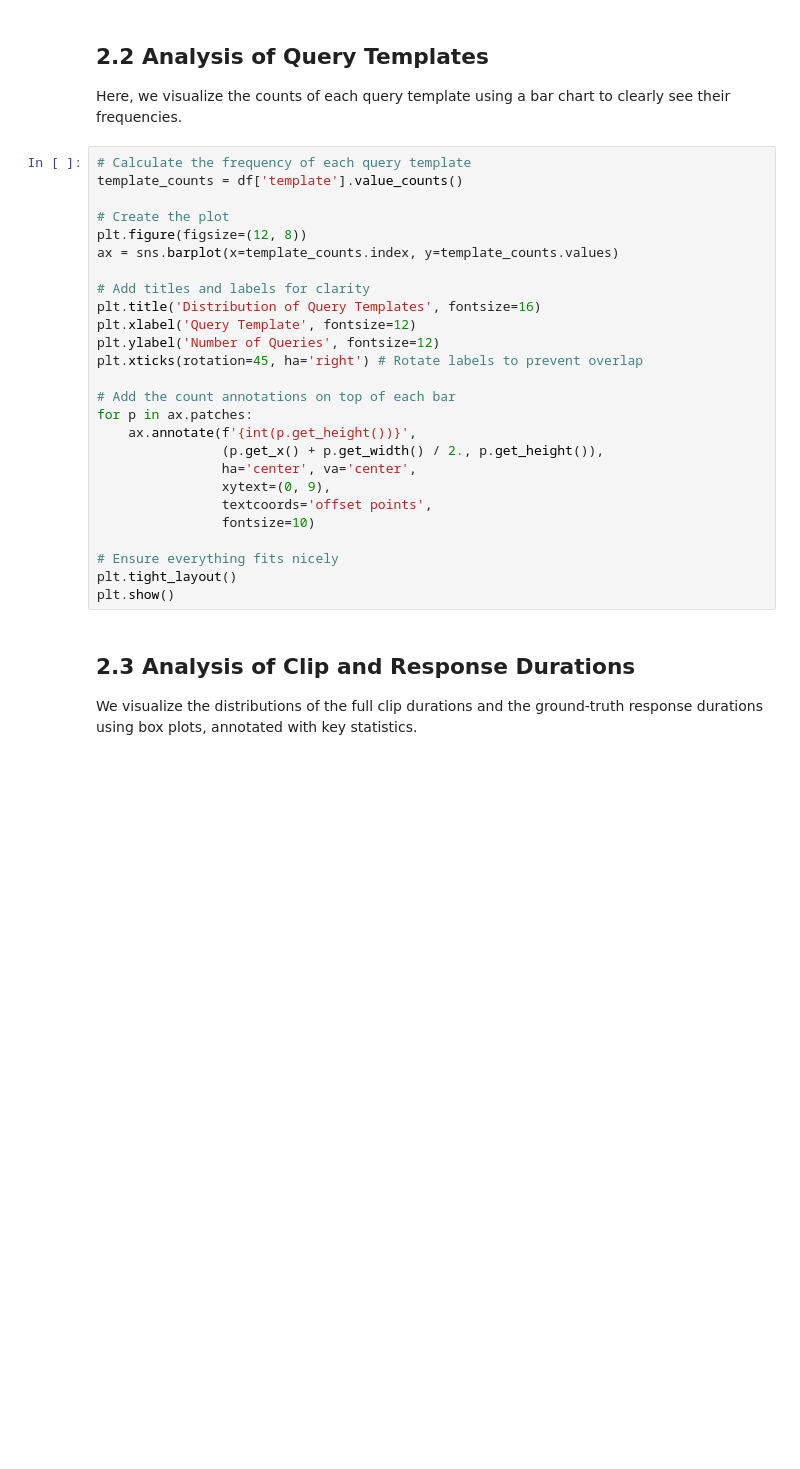
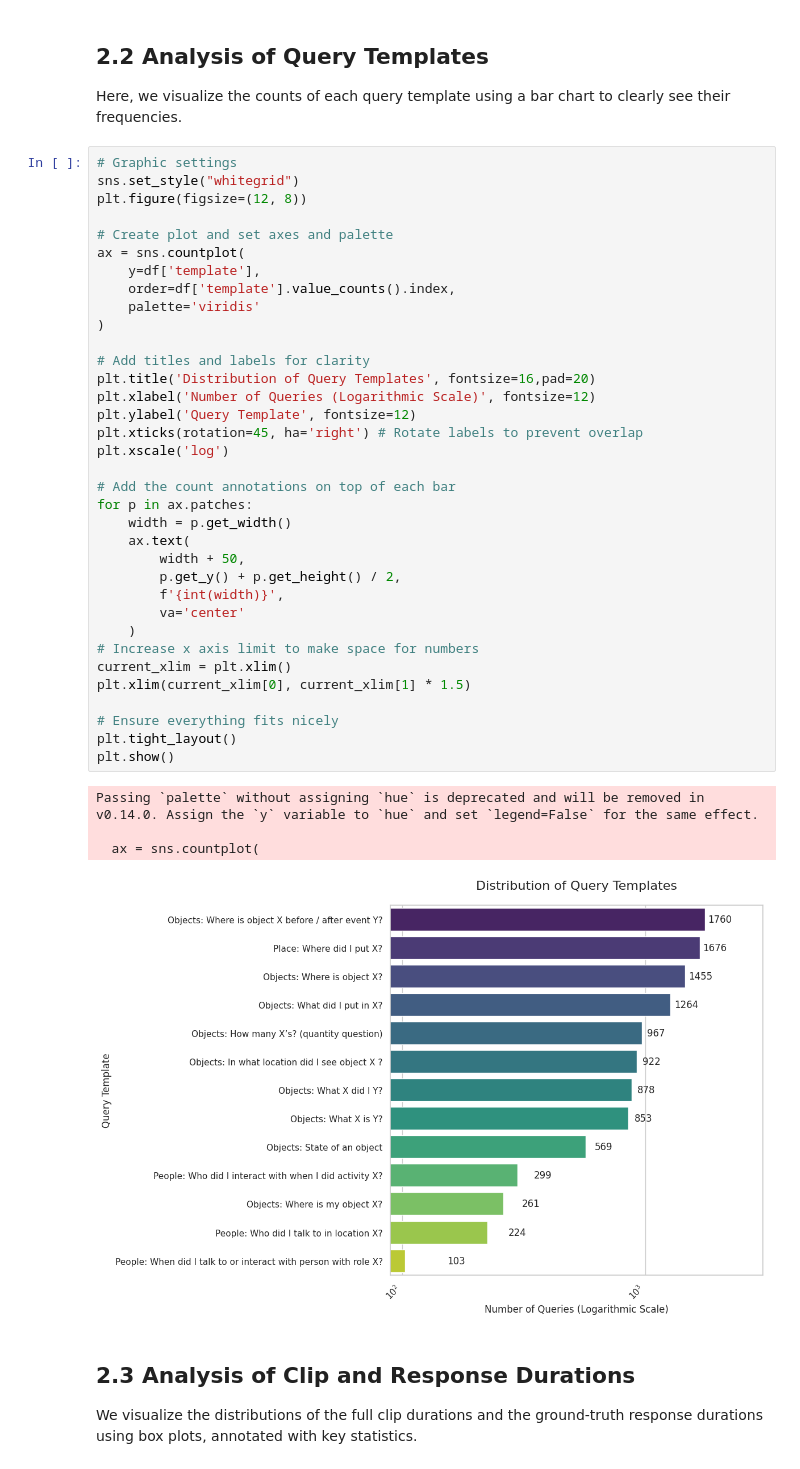
Before and after one commit to PietroGiancristofaro2001/Ego4D-NLQ-Project, a Jupyter notebook: notebooks/01_Exploratory_Data_Analysis.ipynb, the cells around one changed output. Drawn from its saved outputs; the diff is of its cells as text; blank space fills up the shorter version.

```diff
--- a/notebooks/01_Exploratory_Data_Analysis.ipynb
+++ b/notebooks/01_Exploratory_Data_Analysis.ipynb
@@ -112,31 +144,45 @@ else:
 
 Here, we visualize the counts of each query template using a bar chart to clearly see their frequencies.
 # %%
-# Calculate the frequency of each query template
-template_counts = df['template'].value_counts()
+# Graphic settings
+sns.set_style("whitegrid")
+plt.figure(figsize=(12, 8))
 
-# Create the plot
-plt.figure(figsize=(12, 8))
-ax = sns.barplot(x=template_counts.index, y=template_counts.values)
+# Create plot and set axes and palette
+ax = sns.countplot(
+    y=df['template'],
+    order=df['template'].value_counts().index,
+    palette='viridis'
+)
 
 # Add titles and labels for clarity
-plt.title('Distribution of Query Templates', fontsize=16)
-plt.xlabel('Query Template', fontsize=12)
-plt.ylabel('Number of Queries', fontsize=12)
+plt.title('Distribution of Query Templates', fontsize=16,pad=20)
+plt.xlabel('Number of Queries (Logarithmic Scale)', fontsize=12)
+plt.ylabel('Query Template', fontsize=12)
 plt.xticks(rotation=45, ha='right') # Rotate labels to prevent overlap
+plt.xscale('log')
 
 # Add the count annotations on top of each bar
 for p in ax.patches:
-    ax.annotate(f'{int(p.get_height())}',
-                (p.get_x() + p.get_width() / 2., p.get_height()),
-                ha='center', va='center',
-                xytext=(0, 9),
-                textcoords='offset points',
-                fontsize=10)
+    width = p.get_width()
+    ax.text(
+        width + 50,
+        p.get_y() + p.get_height() / 2,
+        f'{int(width)}',
+        va='center'
+    )
+# Increase x axis limit to make space for numbers
+current_xlim = plt.xlim()
+plt.xlim(current_xlim[0], current_xlim[1] * 1.5)
 
 # Ensure everything fits nicely
 plt.tight_layout()
 plt.show()
+# %% [output]
+Passing `palette` without assigning `hue` is deprecated and will be removed in v0.14.0. Assign the `y` variable to `hue` and set `legend=False` for the same effect.
+
+  ax = sns.countplot(
+[figure, added]
 # %% [markdown]
 ## 2.3 Analysis of Clip and Response Durations
 
```
Also changed, not shown: parts of 8 cells of this notebook.
